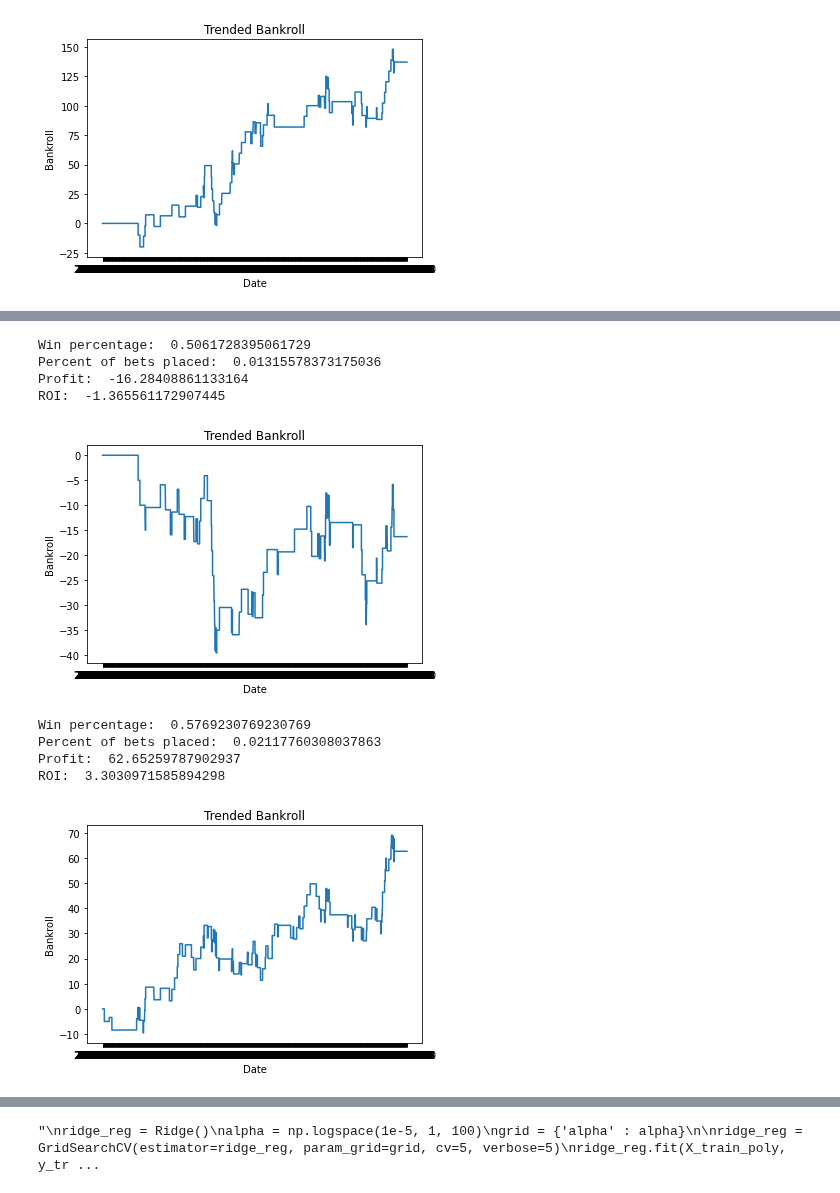
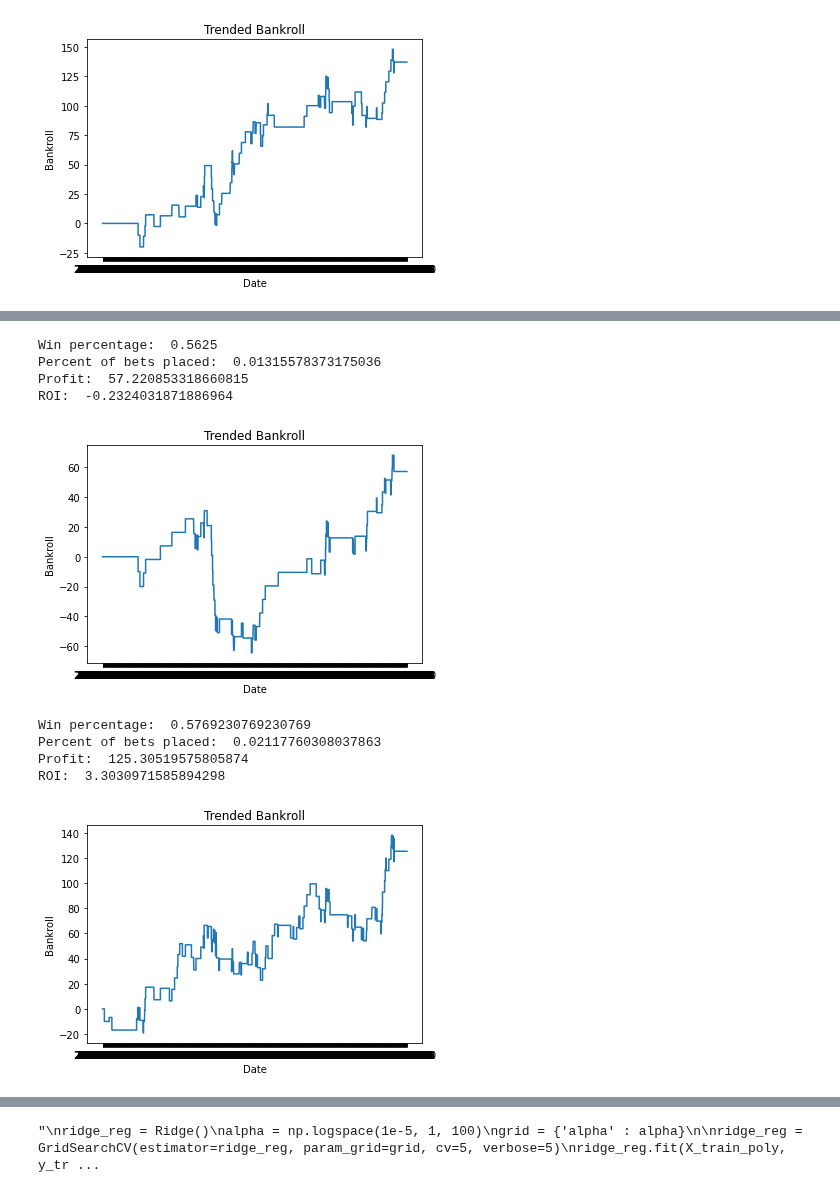
Before and after one commit to jnshzk/nba_beating_the_spread, a Jupyter notebook: models_v3.ipynb, the cells around one changed output, grey strips where cells are left out. Drawn from its saved outputs; the diff is of its cells as text; code cells hidden in the pictures.

```diff
--- a/models_v3.ipynb
+++ b/models_v3.ipynb
@@ -496,3 +511,9 @@ Percent of bets placed:  0.01459971121450345
 Profit:  137.22283529367706
 ROI:  3.5740945097892354
 [figure]
+# %%
+#SGDRegressor
+sgd = SGDRegressor()
+sgd.fit(X_train_pca, y_train_pca)
+
+eval_winnings(sgd, X_test_pca, test_ids_set, confidence_threshold=20, bet_amt=10)
@@ -499,30 +526,29 @@ ROI:  3.5740945097892354
 # %%
 #Random Forrest implementation
-#Baseline RF CV results
 
 rf = RandomForestRegressor()
 rf.fit(X_train_pca, y_train_pca)
 
-eval_winnings(rf, X_test_pca, test_ids_set, confidence_threshold=20, bet_amt=5)
+eval_winnings(rf, X_test_pca, test_ids_set, confidence_threshold=20, bet_amt=10)
 # %% [output]
-Win percentage:  0.5061728395061729
+Win percentage:  0.5625
 Percent of bets placed:  0.01315578373175036
-Profit:  -16.28408861133164
-ROI:  -1.365561172907445
+Profit:  57.220853318660815
+ROI:  -0.2324031871886964
-[figure, old version]
+[figure, new version]
 # %%
 #xgboost
 xgb = XGBRegressor()
 
 xgb.fit(X_train_pca, y_train_pca)
 
-eval_winnings(xgb, X_test_pca, test_ids_set, confidence_threshold=20, bet_amt=5)
+eval_winnings(xgb, X_test_pca, test_ids_set, confidence_threshold=20, bet_amt=10)
 # %% [output]
 Win percentage:  0.5769230769230769
 Percent of bets placed:  0.02117760308037863
-Profit:  62.65259787902937
+Profit:  125.30519575805874
 ROI:  3.3030971585894298
-[figure, old version]
+[figure, new version]
 # %%
 #KNN
 knn = KNeighborsRegressor()
```
Also changed, not shown: parts of 17 cells of this notebook, 4 other files.
